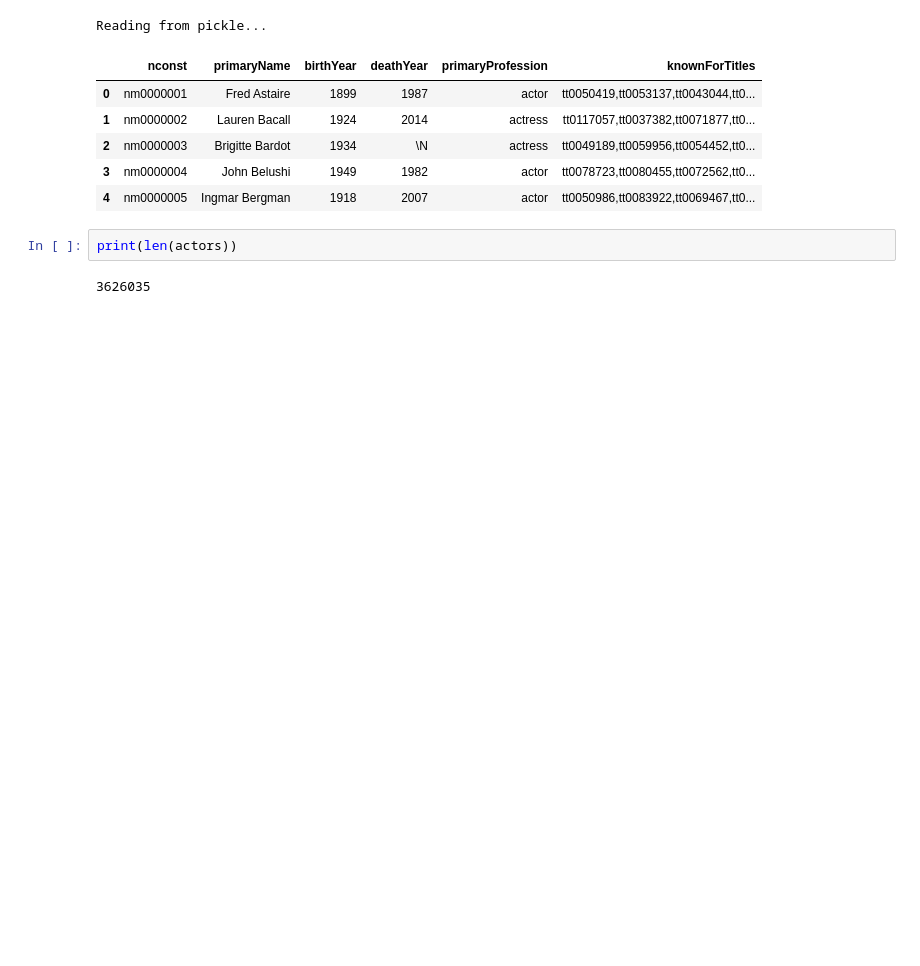
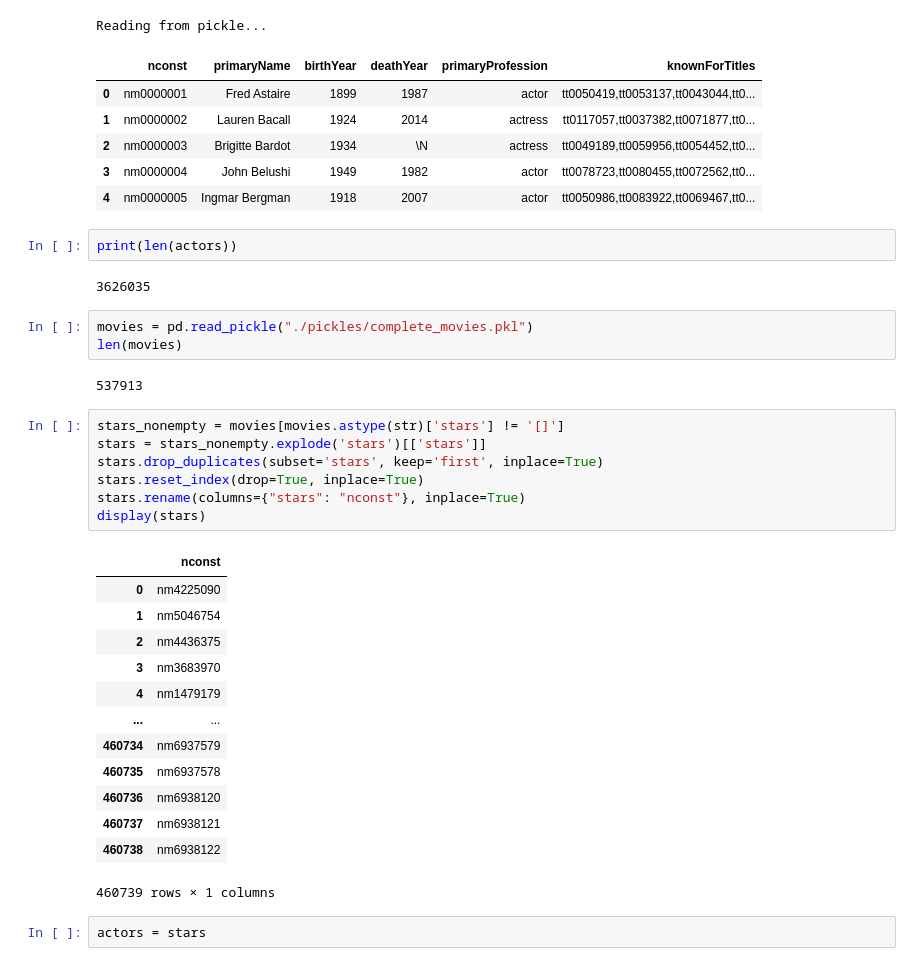
Before and after one commit to Ruchiranga/AD_A-team-project, a Jupyter notebook: Actors_scrape_multithreading_tor.ipynb, the cells around one changed output. Drawn from its saved outputs; the diff is of its cells as text; blank space fills up the shorter version.

```diff
--- a/Actors_scrape_multithreading_tor.ipynb
+++ b/Actors_scrape_multithreading_tor.ipynb
@@ -57,6 +61,34 @@ Reading from pickle...
 print(len(actors))
 # %% [output]
 3626035
+# %%
+movies = pd.read_pickle("./pickles/complete_movies.pkl")
+len(movies)
+# %% [output]
+537913
+# %%
+stars_nonempty = movies[movies.astype(str)['stars'] != '[]']
+stars = stars_nonempty.explode('stars')[['stars']]
+stars.drop_duplicates(subset='stars', keep='first', inplace=True)
+stars.reset_index(drop=True, inplace=True)
+stars.rename(columns={"stars": "nconst"}, inplace=True)
+display(stars)
+# %% [output]
+|  | nconst |
+| 0 | nm4225090 |
+| 1 | nm5046754 |
+| 2 | nm4436375 |
+| 3 | nm3683970 |
+| 4 | nm1479179 |
+| ... | ... |
+| 460734 | nm6937579 |
+| 460735 | nm6937578 |
+| 460736 | nm6938120 |
+| 460737 | nm6938121 |
+| 460738 | nm6938122 |
+460739 rows × 1 columns
+# %%
+actors = stars
 # %%
 def get_data(session, url):
     nconst=url.rsplit('/', 2)[-2]
```
Also changed, not shown: parts of 8 cells of this notebook.
